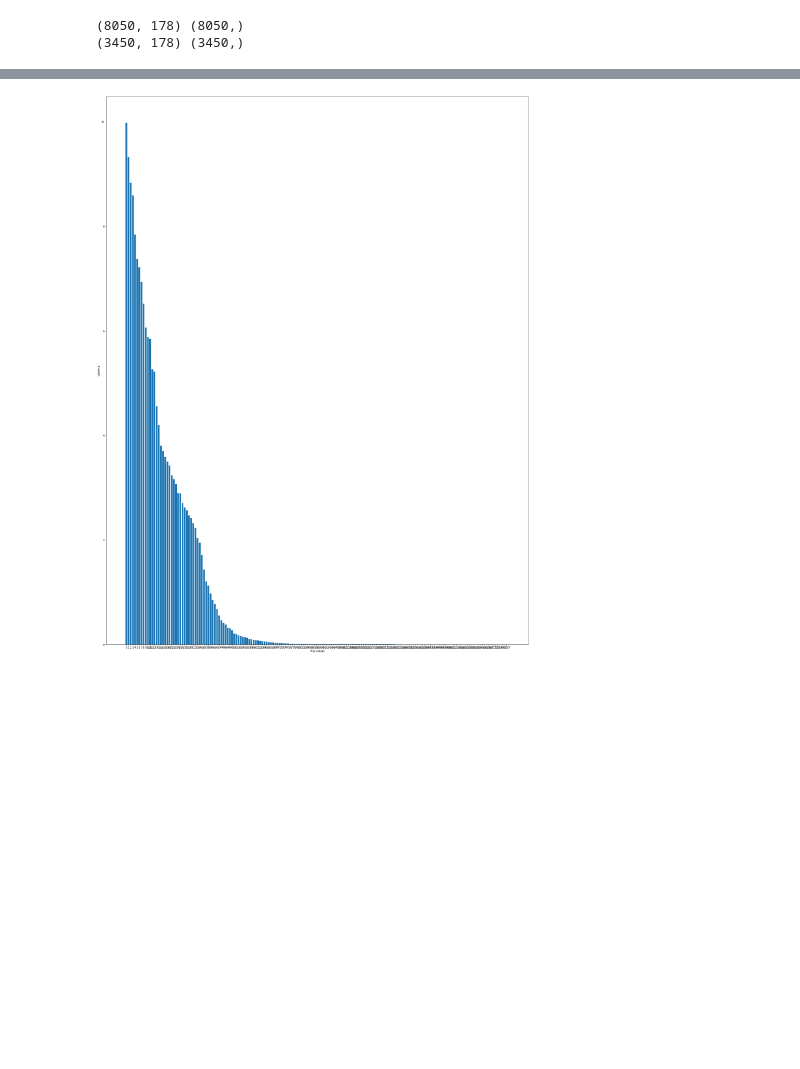
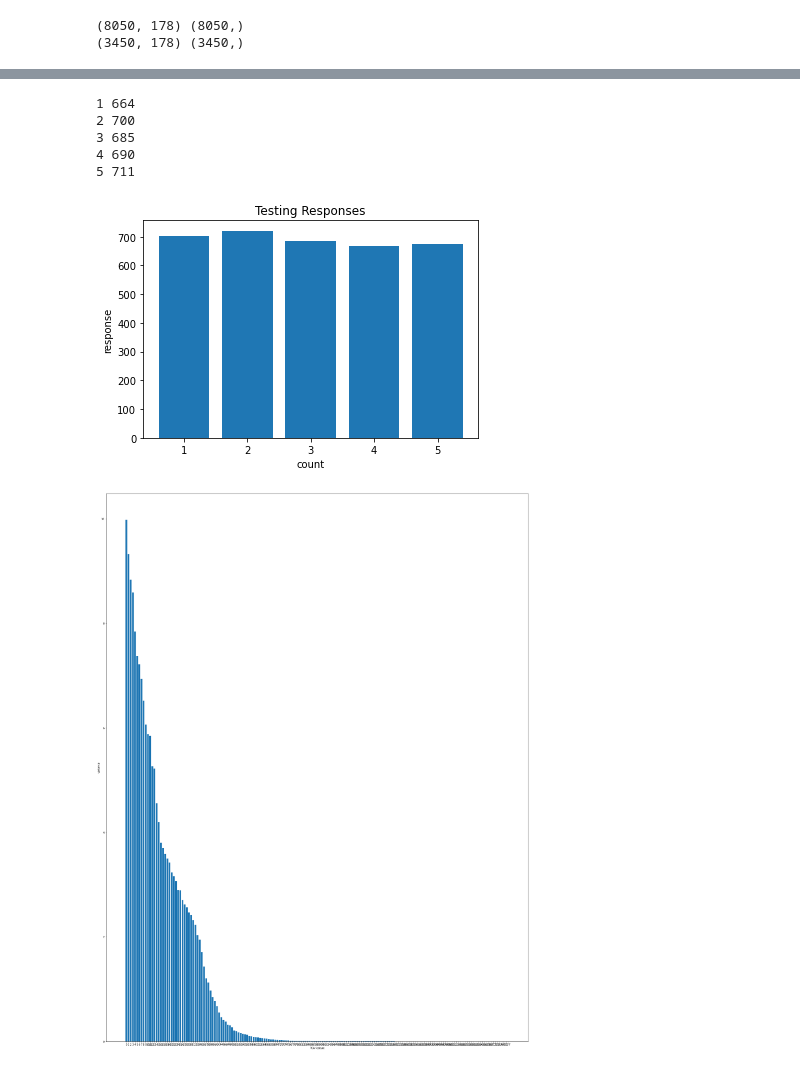
Before and after one commit to Br111t/epileptic, a Jupyter notebook: ESR_Preprocessing_Modeling.ipynb, the cells around one changed output, grey strips where cells are left out. Saved outputs shown, nothing was run; the diff lists cells and outputs as text; code cells hidden in the pictures; blank space fills up the shorter version.

```diff
--- a/ESR_Preprocessing_Modeling.ipynb
+++ b/ESR_Preprocessing_Modeling.ipynb
@@ -54,3 +63,25 @@ First step decorrelation - resulting PCA features are not linearly correlated
+# %%
+# count of each response in test set
+for y in response_list:
+    print(y, y_test[y_test == y].count())
+
+# chart the data
+plt.bar(response_list, height=[701, 721, 685, 668, 675])
+
+# add title and axis names
+plt.title('Testing Responses')
+plt.xlabel('count')
+plt.ylabel('response')
+
+# show graph
+plt.show()
+# %% [output]
+1 664
+2 700
+3 685
+4 690
+5 711
+[figure, added]
 # %%
 # Rows of transformed correspond to sampels
 # Colunms of transformed are the "PCA features"
```
Also changed, not shown: parts of 8 cells of this notebook.
